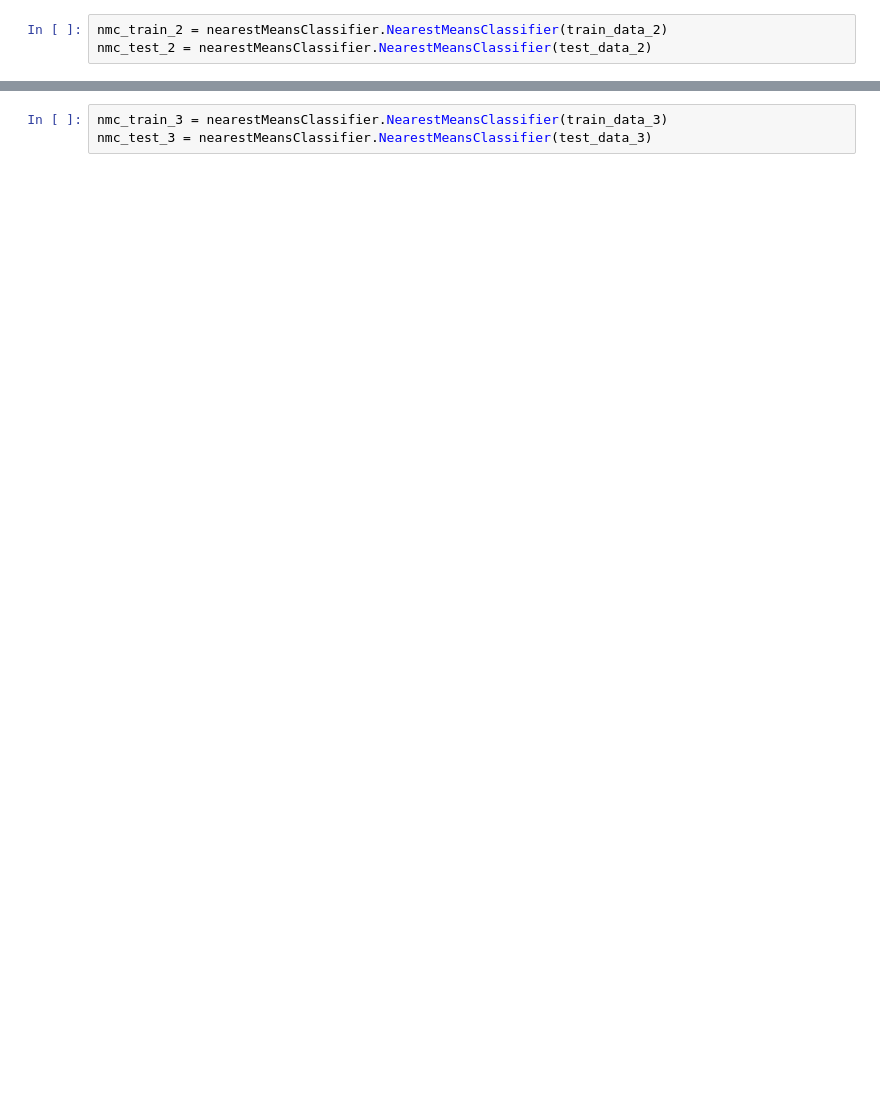
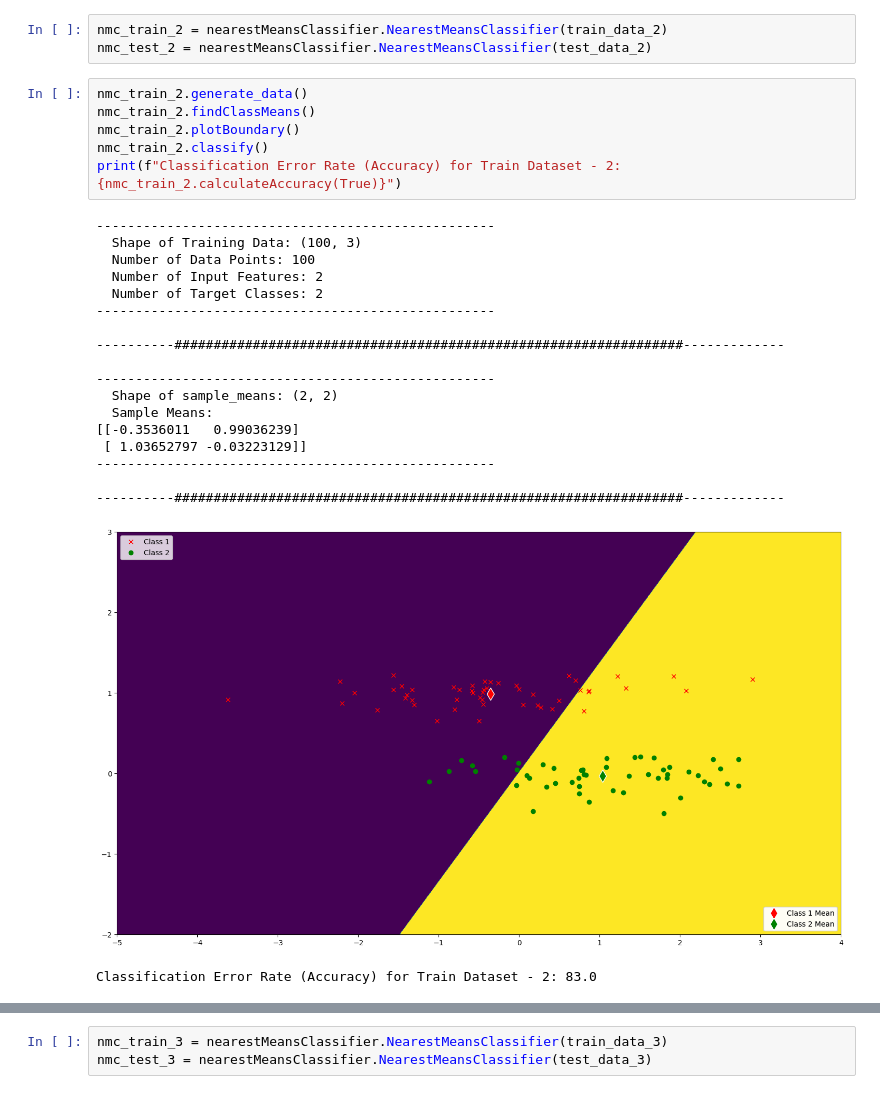
Before and after one commit to SudeshKumarSK/ee559-mlOne, a Jupyter notebook: homeworkOne.ipynb, the cells around one changed output, grey strips where cells are left out. Cells and saved outputs as stored; diff of their text form; blank space fills up the shorter version.

```diff
--- a/homeworkOne.ipynb
+++ b/homeworkOne.ipynb
@@ -124,3 +150,29 @@ nmc_train_1.calculateAccuracy()
 # %%
 nmc_train_2 = nearestMeansClassifier.NearestMeansClassifier(train_data_2)
 nmc_test_2 = nearestMeansClassifier.NearestMeansClassifier(test_data_2)
+# %%
+nmc_train_2.generate_data()
+nmc_train_2.findClassMeans()
+nmc_train_2.plotBoundary()
+nmc_train_2.classify()
+print(f"Classification Error Rate (Accuracy) for Train Dataset - 2: {nmc_train_2.calculateAccuracy(True)}")
+# %% [output]
+---------------------------------------------------
+  Shape of Training Data: (100, 3)
+  Number of Data Points: 100
+  Number of Input Features: 2
+  Number of Target Classes: 2
+---------------------------------------------------
+
+----------#################################################################-------------
+
+---------------------------------------------------
+  Shape of sample_means: (2, 2)
+  Sample Means:
+[[-0.3536011   0.99036239]
+ [ 1.03652797 -0.03223129]]
+---------------------------------------------------
+
+----------#################################################################-------------
+[figure, added]
+Classification Error Rate (Accuracy) for Train Dataset - 2: 83.0
```
Also changed, not shown: parts of 5 cells of this notebook.
